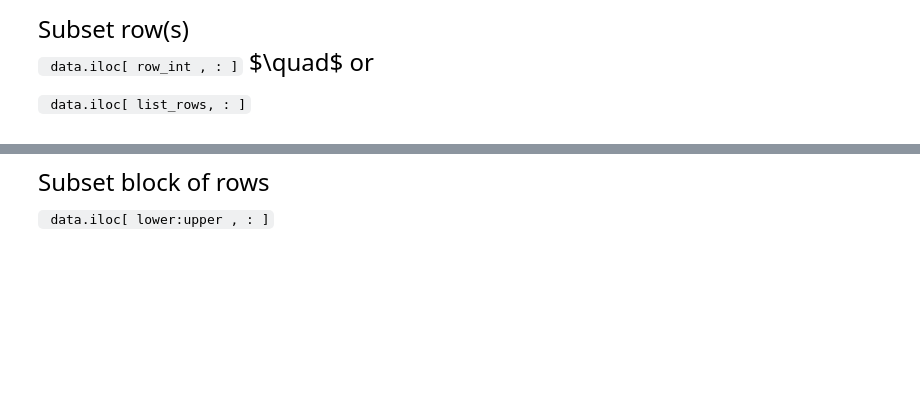
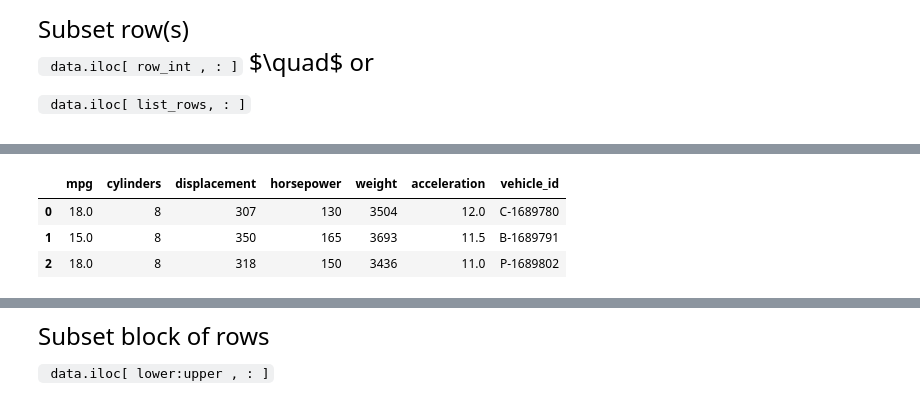
Before and after one commit to alejandrosanchezbecerra/qtm151spring2024, a Jupyter notebook: lecture_10/lecture_10a - Subsetting data.ipynb, the cells around one changed output, grey strips where cells are left out. Cells and saved outputs as stored; diff of their text form; code cells hidden in the pictures; blank space fills up the shorter version.

```diff
--- a/lecture_10/lecture_10a - Subsetting data.ipynb
+++ b/lecture_10/lecture_10a - Subsetting data.ipynb
@@ -121,5 +243,10 @@ carsorted.iloc[[0,1,2]]
 # %%
-carfeatures.iloc[[0,1,2]]
+carfeatures.iloc[[0,1,2], :]
+# %% [output]
+|  | mpg | cylinders | displacement | horsepower | weight | acceleration | vehicle_id |
+| 0 | 18.0 | 8 | 307 | 130 | 3504 | 12.0 | C-1689780 |
+| 1 | 15.0 | 8 | 350 | 165 | 3693 | 11.5 | B-1689791 |
+| 2 | 18.0 | 8 | 318 | 150 | 3436 | 11.0 | P-1689802 |
 # %%
 # The following command extracts all columns for row zero
 # Remember that numbering starts at zero in Python
```
Also changed, not shown: parts of 25 cells of this notebook.
